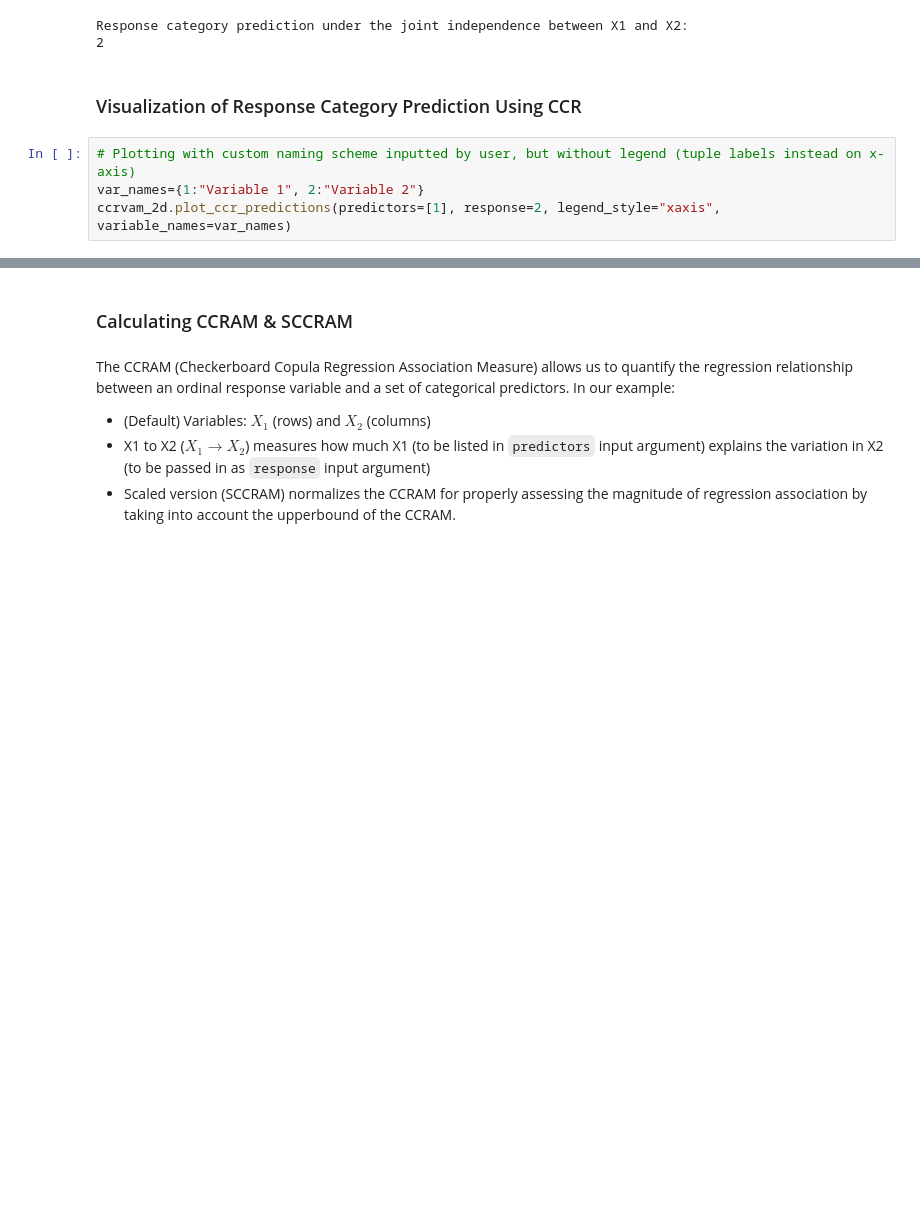
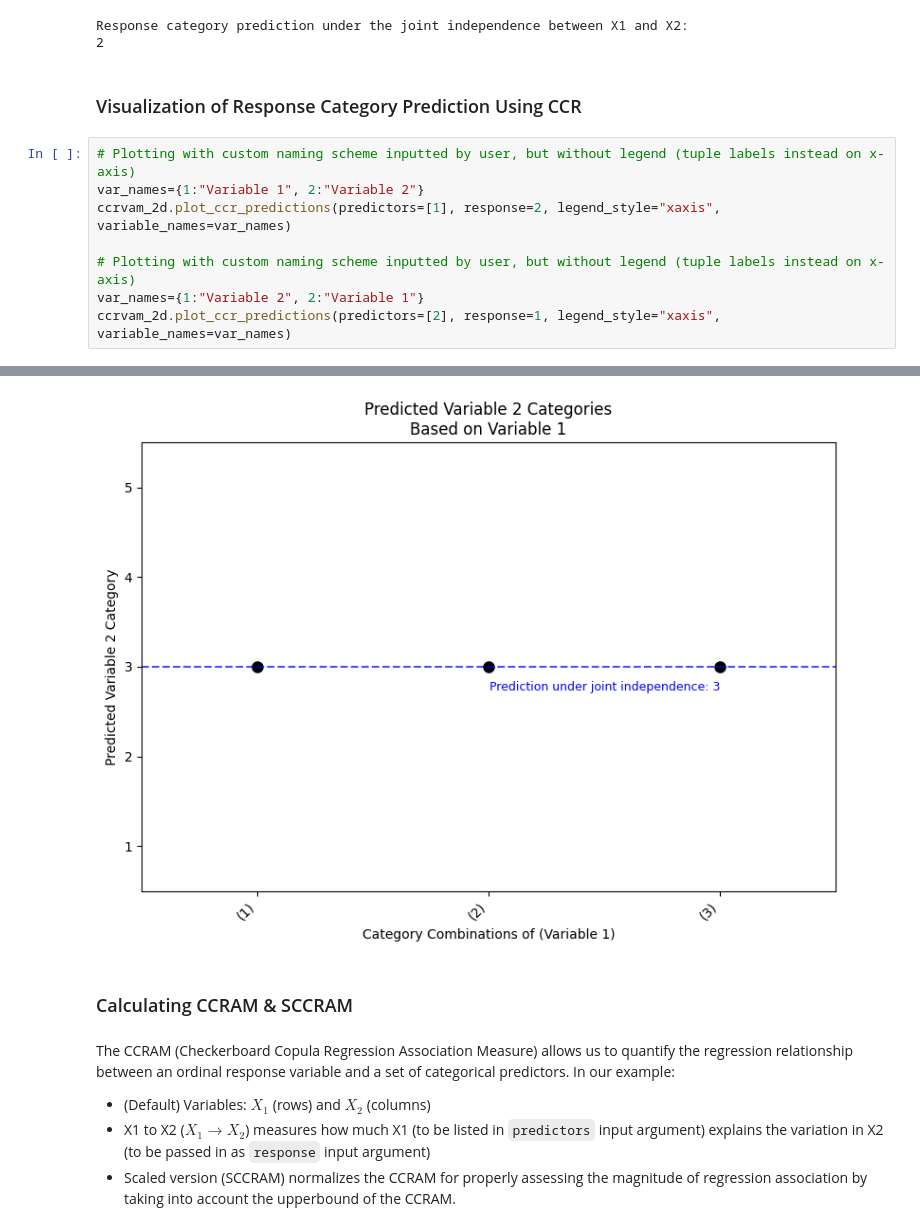
Before and after one commit to DhyeyMavani2003/ccrvam, a Jupyter notebook: examples/jupyter/01_Basic_GenericCheckerboardCopula_Usage_Demonstration.ipynb, the cells around one changed output, grey strips where cells are left out. Drawn from its saved outputs; the diff is of its cells as text; blank space fills up the shorter version.

```diff
--- a/examples/jupyter/01_Basic_GenericCheckerboardCopula_Usage_Demonstration.ipynb
+++ b/examples/jupyter/01_Basic_GenericCheckerboardCopula_Usage_Demonstration.ipynb
@@ -143,9 +143,14 @@ Response category prediction under the joint independence between X1 and X2:
 # %%
 # Plotting with custom naming scheme inputted by user, but without legend (tuple labels instead on x-axis)
 var_names={1:"Variable 1", 2:"Variable 2"}
 ccrvam_2d.plot_ccr_predictions(predictors=[1], response=2, legend_style="xaxis", variable_names=var_names)
+
+# Plotting with custom naming scheme inputted by user, but without legend (tuple labels instead on x-axis)
+var_names={1:"Variable 2", 2:"Variable 1"}
+ccrvam_2d.plot_ccr_predictions(predictors=[2], response=1, legend_style="xaxis", variable_names=var_names)
 # %% [output]
 [figure]
+[figure, added]
 # %% [markdown]
 ### Calculating CCRAM & SCCRAM
 # %% [markdown]
```
Also changed, not shown: parts of 1 cell of this notebook, 3 other files.
